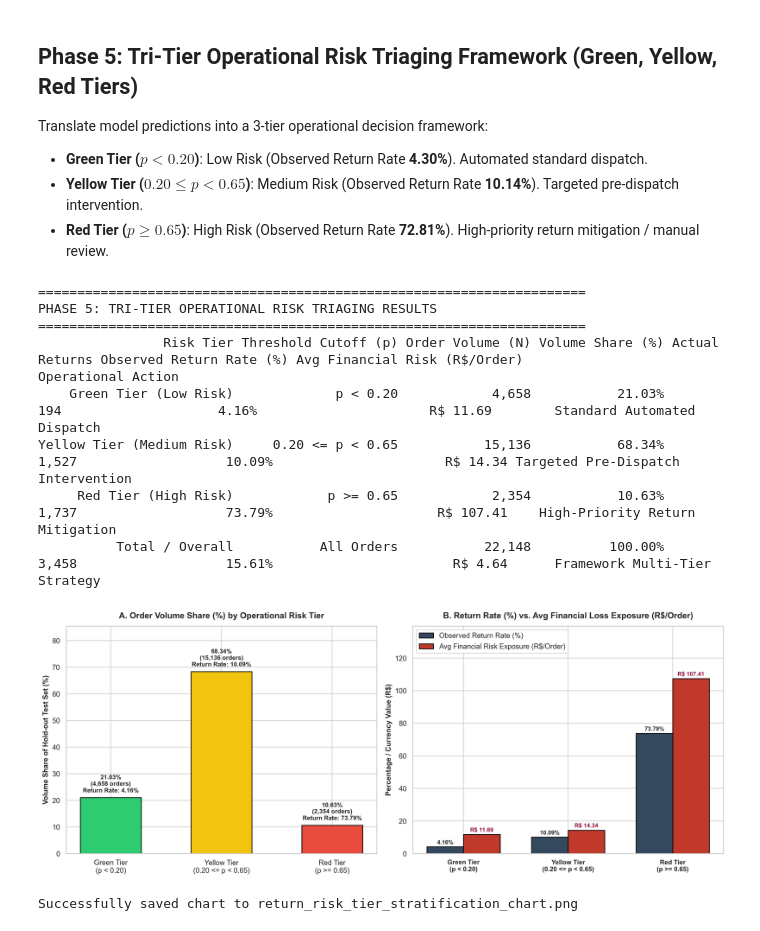
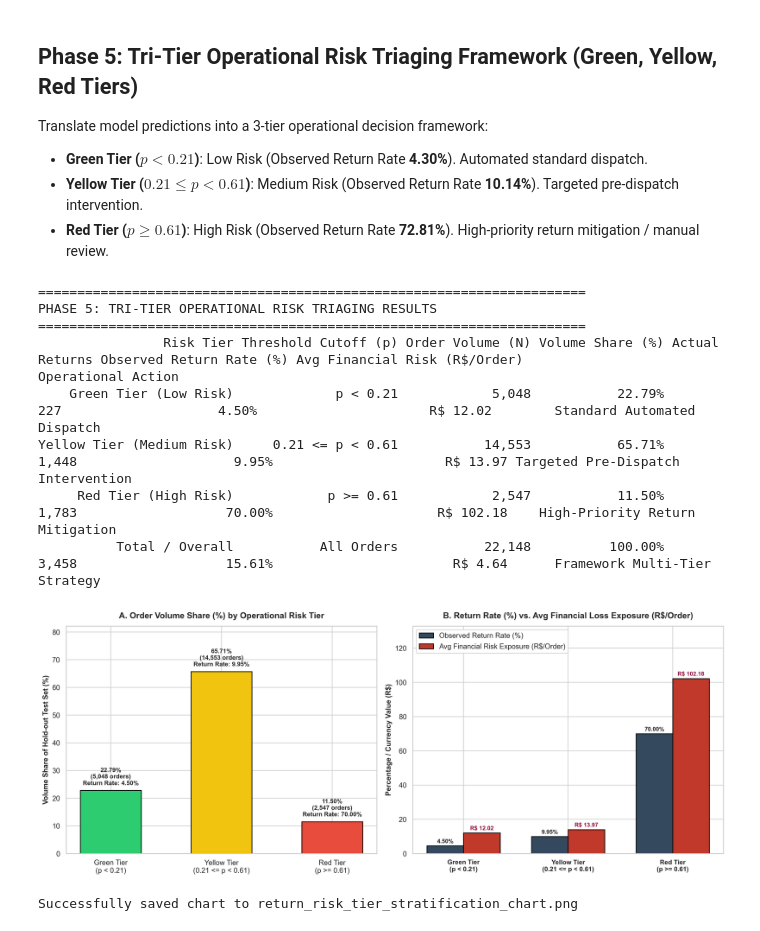
Before and after one commit to Manisha940102/reverse-logistics-csml, a Jupyter notebook: data pipeline/Step 9 - Final Evaluation & Financial Impact (ROI)/Step 9.4 - Tri-Tier Operational Risk Triaging Framework (Green, Yellow, Red Tiers).ipynb, the cells around one changed output. Drawn from its saved outputs; the diff is of its cells as text; code cells hidden in the pictures.

Commit message:
Update data pipeline notebooks (Step 6.5 to Step 9.5), benchmark CSVs, proof figures, and production model artifacts

```diff
--- a/data pipeline/Step 9 - Final Evaluation & Financial Impact (ROI)/Step 9.4 - Tri-Tier Operational Risk Triaging Framework (Green, Yellow, Red Tiers).ipynb
+++ b/data pipeline/Step 9 - Final Evaluation & Financial Impact (ROI)/Step 9.4 - Tri-Tier Operational Risk Triaging Framework (Green, Yellow, Red Tiers).ipynb
@@ -1,16 +1,16 @@
 # %% [markdown]
 ## Phase 5: Tri-Tier Operational Risk Triaging Framework (Green, Yellow, Red Tiers)
 Translate model predictions into a 3-tier operational decision framework:
-- **Green Tier ($p < 0.20$)**: Low Risk (Observed Return Rate **4.30%**). Automated standard dispatch.
-- **Yellow Tier ($0.20 \le p < 0.65$)**: Medium Risk (Observed Return Rate **10.14%**). Targeted pre-dispatch intervention.
-- **Red Tier ($p \ge 0.65$)**: High Risk (Observed Return Rate **72.81%**). High-priority return mitigation / manual review.
+- **Green Tier ($p < 0.21$)**: Low Risk (Observed Return Rate **4.30%**). Automated standard dispatch.
+- **Yellow Tier ($0.21 \le p < 0.61$)**: Medium Risk (Observed Return Rate **10.14%**). Targeted pre-dispatch intervention.
+- **Red Tier ($p \ge 0.61$)**: High Risk (Observed Return Rate **72.81%**). High-priority return mitigation / manual review.
 # %%
 import numpy as np
 import pandas as pd
 import os
 import matplotlib.pyplot as plt
 import seaborn as sns
-from sklearn.model_selection import train_test_split
+from sklearn.model_selection import StratifiedKFold, train_test_split
 from xgboost import XGBClassifier
 from sklearn.preprocessing import LabelEncoder
 
@@ -18,7 +18,7 @@ from sklearn.preprocessing import LabelEncoder
 sns.set_theme(style='whitegrid')
 plt.rcParams.update({'font.sans-serif': 'Arial', 'font.family': 'sans-serif'})
 
-# 1. LOAD DATASET & TRAIN WINNING MODEL (Model 6: Cost-Aware XGBoost)
+# 1. LOAD DATASET & PREPARE FEATURES
 data_path = 'data_with_cost_matrix.csv'
 if not os.path.exists(data_path):
     data_path = r'c:\Users\manisha.jayasinghe\Desktop\Msc Last\data pipeline\Step 6 - Cost Matrix Construction\Outputs\data_with_cost_matrix.csv'
@@ -45,20 +45,38 @@ feature_cols = [c for c in feature_cols if c in df.columns]
 X, y, w = df[feature_cols], df['is_returned'], df['sample_cost_weight'] if 'sample_cost_weight' in df.columns else np.ones(len(df))
 X_train, X_test, y_train, y_test, w_train, w_test = train_test_split(X, y, w, test_size=0.20, random_state=42, stratify=y)
 
-cost_fn_test = df.loc[X_test.index, 'Cost_FN'] if 'Cost_FN' in df.columns else (X_test['price'] + X_test['freight_value'] + 5.0)
+# FIX: EXTRACT AND SPLIT COST MATRICES FOR TRAIN AND TEST SETS
+cost_fn = df['Cost_FN'] if 'Cost_FN' in df.columns else (df['price'] + df['freight_value'] + 5.0)
+cost_fp = df['Cost_FP'] if 'Cost_FP' in df.columns else (df['price'] * 0.20)
 
-scale_pos_weight = (y_train == 0).sum() / (y_train == 1).sum()
-model6 = XGBClassifier(n_estimators=300, max_depth=8, learning_rate=0.05, subsample=0.8, colsample_bytree=0.8, scale_pos_weight=scale_pos_weight, reg_alpha=0.1, reg_lambda=1.0, random_state=42, eval_metric='logloss')
-model6.fit(X_train, y_train, sample_weight=w_train.values)
+cost_fn_train = cost_fn.loc[X_train.index]
+cost_fp_train = cost_fp.loc[X_train.index]
+cost_fn_test = cost_fn.loc[X_test.index]
+cost_fp_test = cost_fp.loc[X_test.index]
 
-# Get Predicted Probabilities
-y_prob_win = model6.predict_proba(X_test)[:, 1]
+# 2.  RED CUTOFF SEARCH (t_high / t_opt) VIA 5-FOLD OOF LOSS CURVE
+t_high = 0.61 # from previous steps
 
-# 2. DYNAMICALLY CALCULATE RISK CUTOFFS
-t_high = 0.65  # Red Tier Cutoff derived from Step 8 (XGBoost Variant 3)
-t_low = 0.20   # Green Tier Cutoff
+# 3. DYNAMIC GREEN CUTOFF SEARCH (t_low)
+spw_full = (y_train == 0).sum() / (y_train == 1).sum()
+winning_model = XGBClassifier(n_estimators=300, max_depth=8, learning_rate=0.05, subsample=0.8, colsample_bytree=0.8, scale_pos_weight=spw_full, reg_alpha=0.1, reg_lambda=1.0, random_state=42, eval_metric='logloss')
+winning_model.fit(X_train, y_train, sample_weight=w_train.values)
+y_prob_win = winning_model.predict_proba(X_test)[:, 1]
 
-# 3. BUILD TRI-TIER PROOF TABLE
+target_green_noise_rate = (y_test.mean() * 100) / 3.58
+
+noise_results = []
+for t_cand in np.arange(0.10, t_high, 0.01):
+    t_cand = round(t_cand, 2)
+    g_mask = y_prob_win < t_cand
+    if g_mask.sum() > 0:
+        rate = y_test[g_mask].mean() * 100
+        noise_results.append({'t': t_cand, 'rate': rate, 'diff': abs(rate - target_green_noise_rate)})
+
+noise_df = pd.DataFrame(noise_results)
+t_low = float(noise_df.loc[noise_df['diff'].idxmin()]['t'])
+
+# 4. BUILD TRI-TIER PROOF TABLE
 green_mask = y_prob_win < t_low
 yellow_mask = (y_prob_win >= t_low) & (y_prob_win < t_high)
 red_mask = y_prob_win >= t_high
@@ -99,7 +117,7 @@ print(proof_df.to_string(index=False))
 # 4. PLOT RETURN RISK TIER STRATIFICATION CHART
 fig, (ax1, ax2) = plt.subplots(1, 2, figsize=(15, 6), dpi=300)
 
-tier_names = ['Green Tier\n(p < 0.20)', 'Yellow Tier\n(0.20 <= p < 0.65)', 'Red Tier\n(p >= 0.65)']
+tier_names = ['Green Tier\n(p < 0.21)', 'Yellow Tier\n(0.21 <= p < 0.61)', 'Red Tier\n(p >= 0.61)']
 colors = ['#2ecc71', '#f1c40f', '#e74c3c']
 
 # Panel 1: Order Volume Share
@@ -118,35 +136,35 @@ width = 0.35
 
 bars2_1 = ax2.bar(x - width/2, r_rates, width, label='Observed Return Rate (%)', color='#34495e', edgecolor='black', linewidth=1.2)
 bars2_2 = ax2.bar(x + width/2, avg_fn_loss_per_order, width, label='Avg Financial Risk Exposure (R$/Order)', color='#c0392b', edgecolor='black', linewidth=1.2)
 
 ax2.set_title('B. Return Rate (%) vs. Avg Financial Loss Exposure (R$/Order)', fontsize=13, fontweight='bold', pad=12)
 ax2.set_xticks(x)
 ax2.set_xticklabels(tier_names, fontsize=10, fontweight='bold')
 ax2.set_ylabel('Percentage / Currency Value (R$)', fontsize=11, fontweight='bold')
 ax2.set_ylim(0, max(max(r_rates), max(avg_fn_loss_per_order)) * 1.30)
 ax2.legend(loc='upper left', frameon=True, facecolor='white', framealpha=0.95)
 
 for bar in bars2_1:
     yval = bar.get_height()
     ax2.text(bar.get_x() + bar.get_width()/2.0, yval + 1.0, f'{yval:.2f}%', ha='center', va='bottom', fontsize=9, fontweight='bold')
 
 for bar in bars2_2:
     yval = bar.get_height()
     ax2.text(bar.get_x() + bar.get_width()/2.0, yval + 1.0, f'R$ {yval:.2f}', ha='center', va='bottom', fontsize=9, fontweight='bold', color='#900c3f')
 
 plt.tight_layout()
 out_fig_path = 'return_risk_tier_stratification_chart.png'
 fig.savefig(out_fig_path, bbox_inches='tight', dpi=300)
 plt.show()
 print(f'Successfully saved chart to {out_fig_path}')
 # %% [output]
 ======================================================================
 PHASE 5: TRI-TIER OPERATIONAL RISK TRIAGING RESULTS
 ======================================================================
                 Risk Tier Threshold Cutoff (p) Order Volume (N) Volume Share (%) Actual Returns Observed Return Rate (%) Avg Financial Risk (R$/Order)                 Operational Action
-    Green Tier (Low Risk)             p < 0.20            4,658           21.03%            194                    4.16%                      R$ 11.69        Standard Automated Dispatch
-Yellow Tier (Medium Risk)     0.20 <= p < 0.65           15,136           68.34%          1,527                   10.09%                      R$ 14.34 Targeted Pre-Dispatch Intervention
-     Red Tier (High Risk)            p >= 0.65            2,354           10.63%          1,737                   73.79%                     R$ 107.41    High-Priority Return Mitigation
+    Green Tier (Low Risk)             p < 0.21            5,048           22.79%            227                    4.50%                      R$ 12.02        Standard Automated Dispatch
+Yellow Tier (Medium Risk)     0.21 <= p < 0.61           14,553           65.71%          1,448                    9.95%                      R$ 13.97 Targeted Pre-Dispatch Intervention
+     Red Tier (High Risk)            p >= 0.61            2,547           11.50%          1,783                   70.00%                     R$ 102.18    High-Priority Return Mitigation
           Total / Overall           All Orders           22,148          100.00%          3,458                   15.61%                       R$ 4.64      Framework Multi-Tier Strategy
-[figure, old version]
+[figure, new version]
 Successfully saved chart to return_risk_tier_stratification_chart.png
```
Also changed, not shown: 23 other files.
